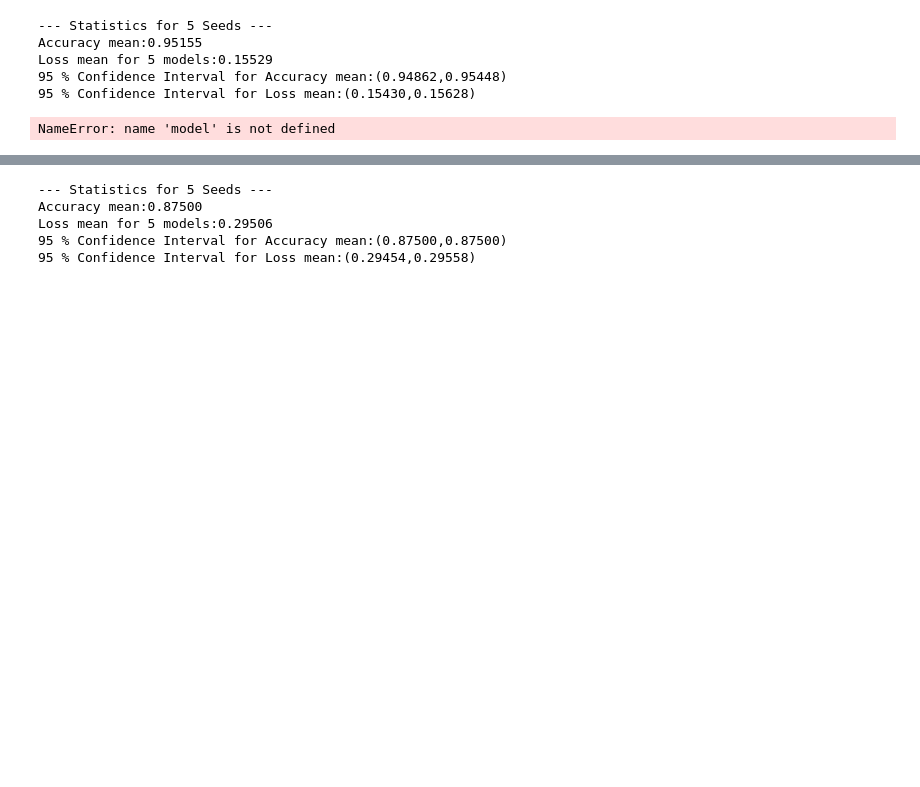
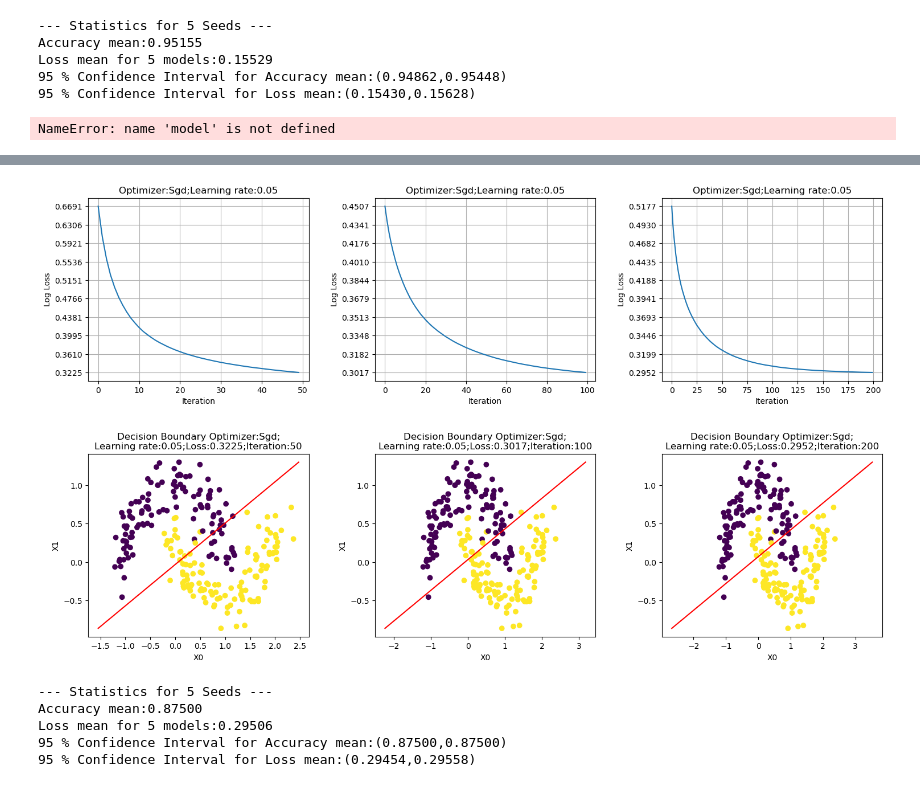
Before and after one commit to YasinVeliyev/AiAcademy_Math_Final, a Jupyter notebook: Untitled.ipynb, the cells around one changed output, grey strips where cells are left out. Saved outputs shown, nothing was run; the diff lists cells and outputs as text; code cells hidden in the pictures; blank space fills up the shorter version.

```diff
--- a/Untitled.ipynb
+++ b/Untitled.ipynb
@@ -279,3 +280,12 @@ for i,(lr,e) in enumerate(itertools.product([0.01,0.02,0.1],[50,100,200])):
+# %%
+fig, axs = plt.subplots(2, 3,figsize=(18, 10),gridspec_kw={"hspace": 0.4, "wspace": 0.3})
+for i,(lr,e) in enumerate(itertools.product([0.05],[50,100,200])):
+    ss = SoftMaxClassification(learning_rate=lr,max_iter=e)
+    ss.fit(X_m_train,y_m_train)
+    ss.plot_loss(ax=axs[0,i%3])
+    ss.plot_decison_boundary(X_m_train,y_m_train,ax=axs[1,i%3])
+# %% [output]
+[figure, added]
 # %%
 validation_m = Validation(SoftMaxClassification,X_m_train,y_m_train,X_m_val,y_m_val)
 acc,model_v_m = validation_m.fit()
```
Also changed, not shown: parts of 10 cells of this notebook, 2 other files.
